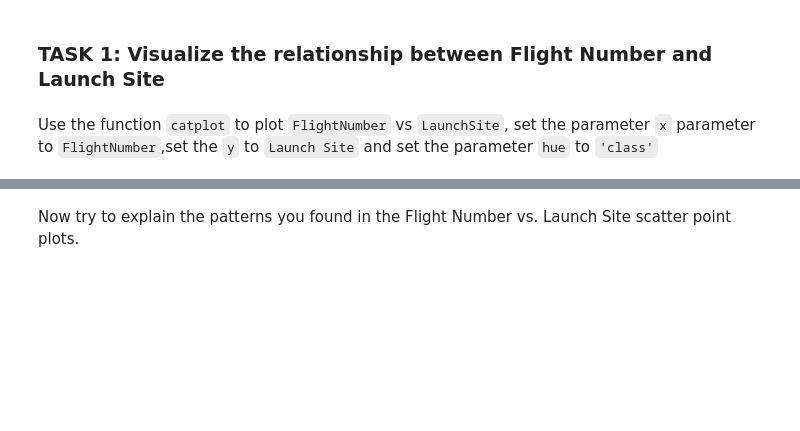
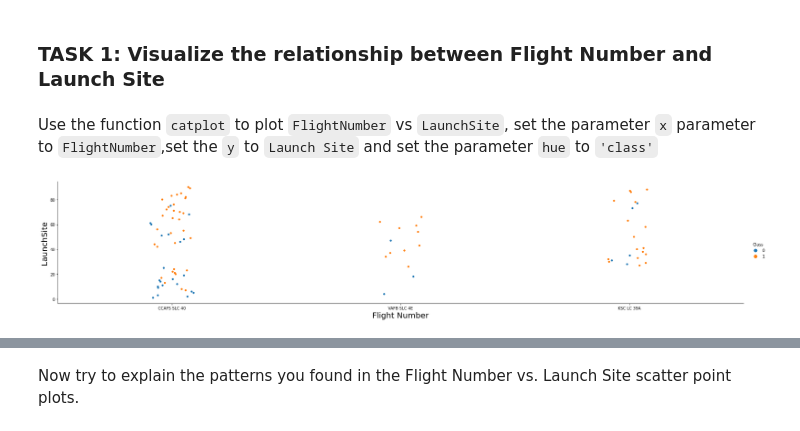
Before and after one commit to vivianWan/spaceX-1, a Jupyter notebook: jupyter-labs-eda-dataviz.ipynb, the cells around one changed output, grey strips where cells are left out. Drawn from its saved outputs; the diff is of its cells as text; code cells hidden in the pictures; blank space fills up the shorter version.

```diff
--- a/jupyter-labs-eda-dataviz.ipynb
+++ b/jupyter-labs-eda-dataviz.ipynb
@@ -82,6 +89,13 @@ Next, let's drill down to each site visualize its detailed launch records.
 ### TASK 1: Visualize the relationship between Flight Number and Launch Site
 # %% [markdown]
 Use the function <code>catplot</code> to plot <code>FlightNumber</code> vs <code>LaunchSite</code>, set the  parameter <code>x</code>  parameter to <code>FlightNumber</code>,set the  <code>y</code> to <code>Launch Site</code> and set the parameter <code>hue</code> to <code>'class'</code>
+# %%
+sns.catplot(x="LaunchSite", y="FlightNumber", hue="Class", data=df, aspect = 5)
+plt.xlabel("Flight Number",fontsize=20)
+plt.ylabel("LaunchSite",fontsize=20)
+plt.show()
+# %% [output]
+[figure, added]
 # %%
 # Plot a scatter point chart with x axis to be Flight Number and y axis to be the launch site, and hue to be the class value
 sns.catplot(y="LaunchSite", x="FlightNumber", hue="Class", data=df, aspect = 5)
```
Also changed, not shown: parts of 9 cells of this notebook.
